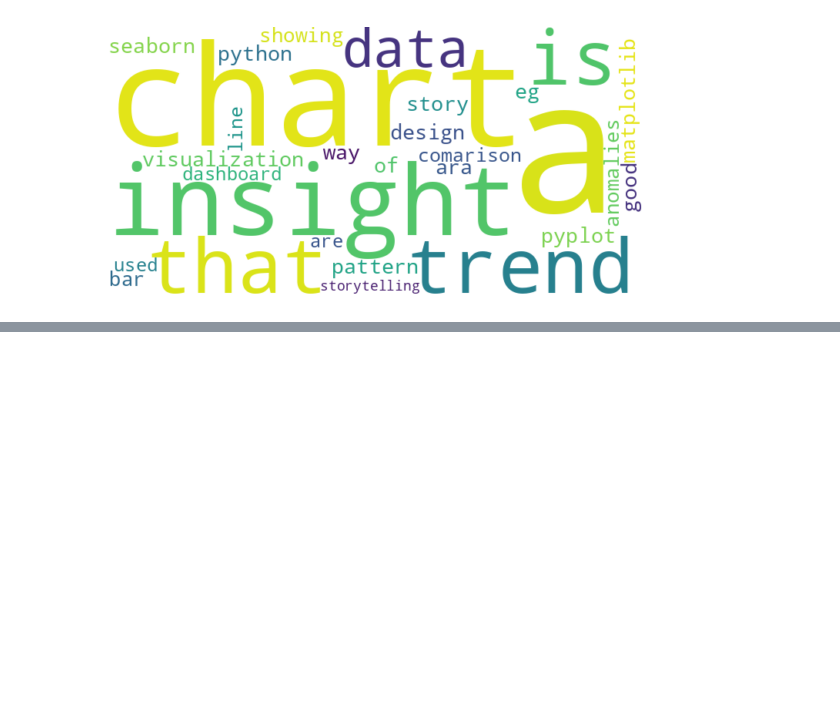
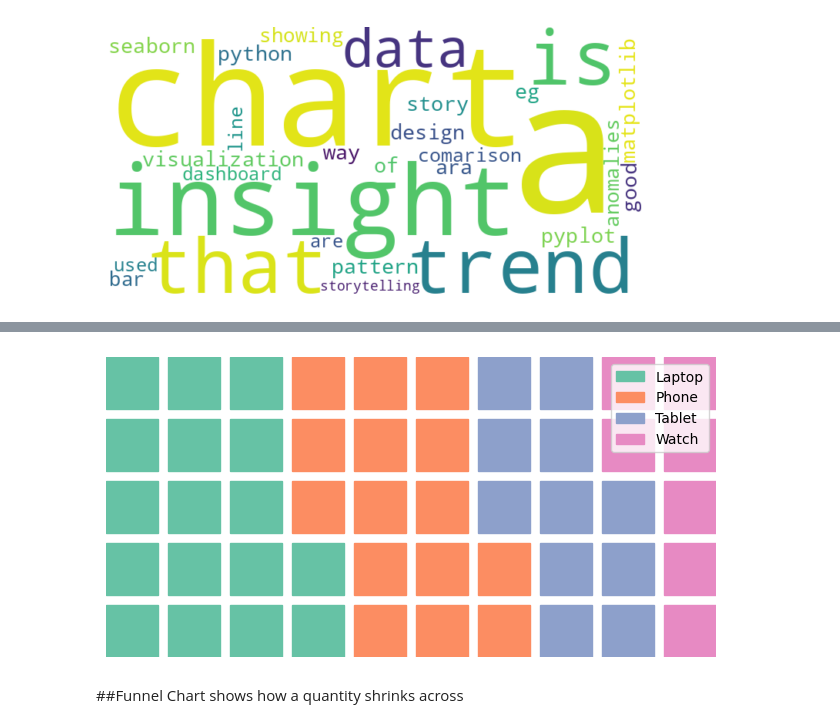
Before and after one commit to faridsimba87-cpu/CDAV, a Jupyter notebook: visualization.ipynb, the cells around one changed output, grey strips where cells are left out. Drawn from its saved outputs; the diff is of its cells as text; code cells hidden in the pictures; blank space fills up the shorter version.

```diff
--- a/visualization.ipynb
+++ b/visualization.ipynb
@@ -557,0 +585,13 @@ plt.show()
+# %%
+#From a simpe dataset
+plt.figure(FigureClass=Waffle, rows=5, columns=10,
+           values={"Laptop": 40,
+                   "Phone": 35,
+                   "Tablet": 25,
+                   "Watch": 18})
+plt.show()
+# %% [output]
+[figure, added]
+# %% [markdown]
+##Funnel Chart
+shows how a quantity shrinks across
```
Also changed, not shown: parts of 3 cells of this notebook.
